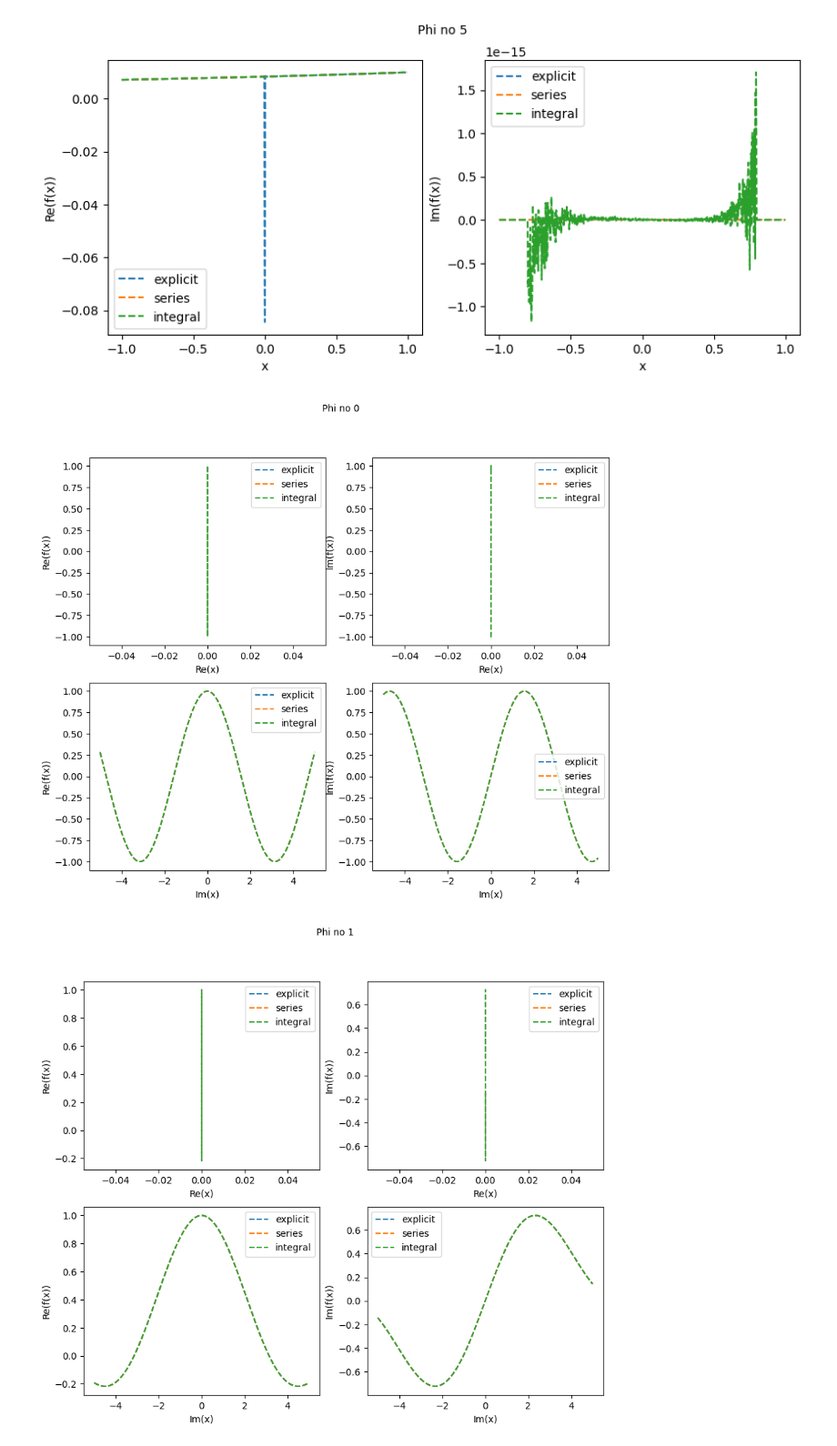
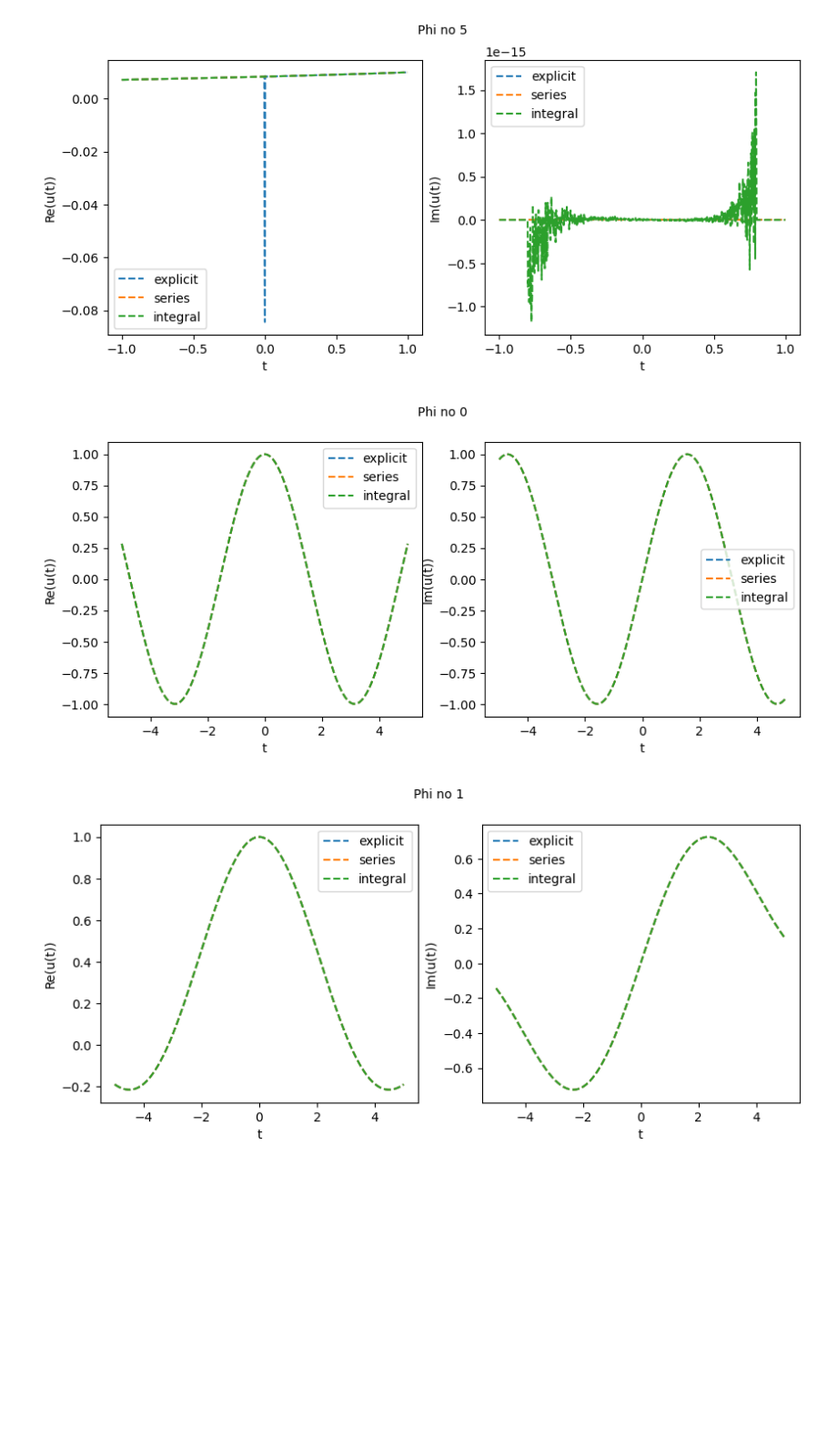
Before and after one commit to BoriskovaLiza/masterarbeit, a Jupyter notebook: prototype/phi_functions.ipynb, the cells around one changed output. Shown at 91% size. Cells and saved outputs as stored; diff of their text form; code cells hidden in the pictures; blank space fills up the shorter version.

Commit message:
update plotting

```diff
--- a/prototype/phi_functions.ipynb
+++ b/prototype/phi_functions.ipynb
@@ -11,9 +11,13 @@ print(mySDC.get_phi_by_contour_integration([0.], 1))
 # %%
+X = np.linspace(-1., 1., 1000)
+
 for n in range(6):
-    mySDC.plot_functions('Phi no %d' % n, ["explicit", "series", "integral"], \
-                      [lambda z: mySDC.get_phi_by_explicit_formula(z, n), \
-                        lambda z: mySDC.get_phi_by_series(z, n), \
-                        lambda z: mySDC.get_phi_by_contour_integration(z, n)], np.linspace(-1., 1., 1000))
+    expl = np.array([mySDC.get_phi_by_explicit_formula(x, n) for x in X])
+    series = np.array([mySDC.get_phi_by_series(x, n) for x in X])
+    contour = np.array([mySDC.get_phi_by_contour_integration(x, n) for x in X])
+
+    mySDC.plot_phi('Phi no %d' % n, ["explicit", "series", "integral"], \
+                      [expl, series, contour], X)
 # %% [output]
 [figure]
 [figure]
@@ -22,11 +26,15 @@ for n in range(6):
 [figure]
 [figure]
 # %%
+X = np.linspace(-5.j, 5.j, 1000)
+
 for n in range(6):
-    mySDC.plot_functions_imag('Phi no %d' % n, ["explicit", "series", "integral"], \
-                      [lambda z: mySDC.get_phi_by_explicit_formula(z, n), \
-                        lambda z: mySDC.get_phi_by_series(z, n), \
-                        lambda z: mySDC.get_phi_by_contour_integration(z, n)], np.linspace(-5.j, 5.j, 1000))
+    expl = np.array([mySDC.get_phi_by_explicit_formula(x, n) for x in X], dtype="complex128")
+    series = np.array([mySDC.get_phi_by_series(x, n) for x in X], dtype="complex128")
+    contour = np.array([mySDC.get_phi_by_contour_integration(x, n) for x in X], dtype="complex128")
+
+    mySDC.plot_phi('Phi no %d' % n, ["explicit", "series", "integral"], \
+                      [expl, series, contour], X * -1.j)
 # %% [output]
-[figure, old version]
+[figure, new version]
-[figure, old version]
+[figure, new version]
```
Also changed, not shown: parts of 5 cells of this notebook, 1 other file.
